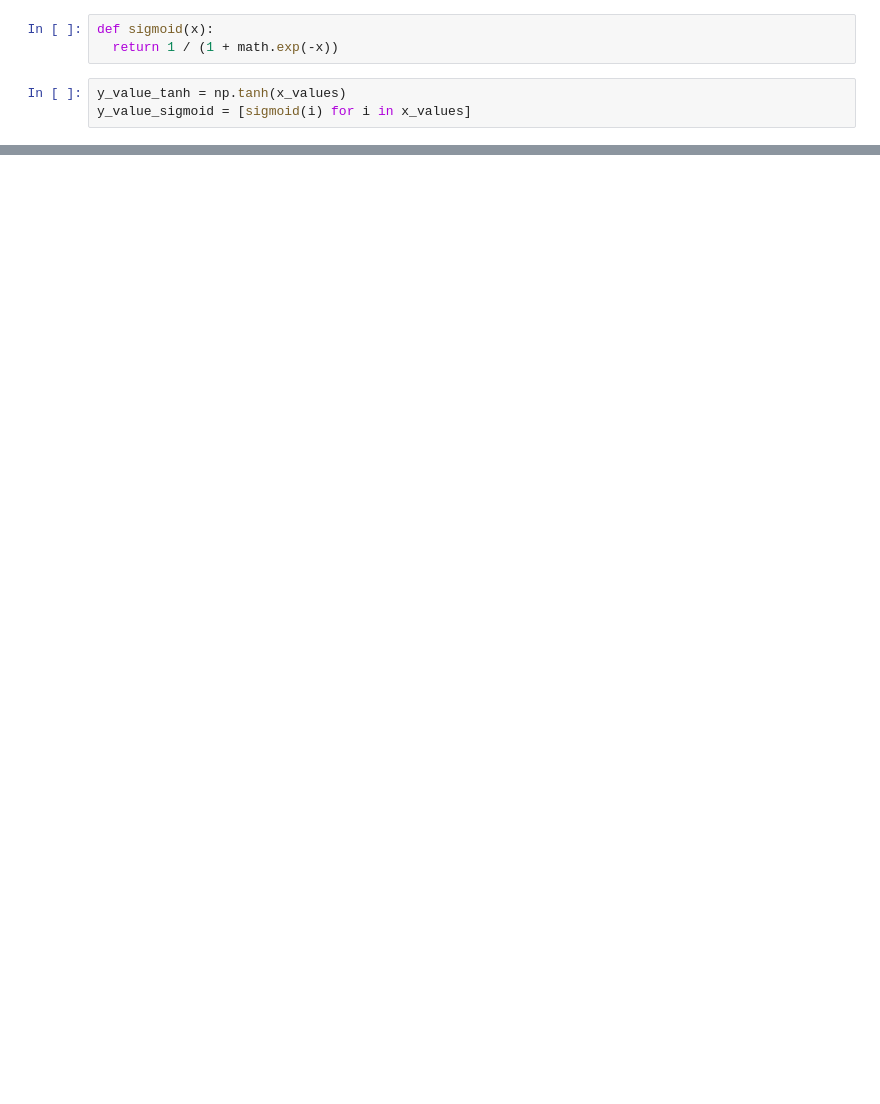
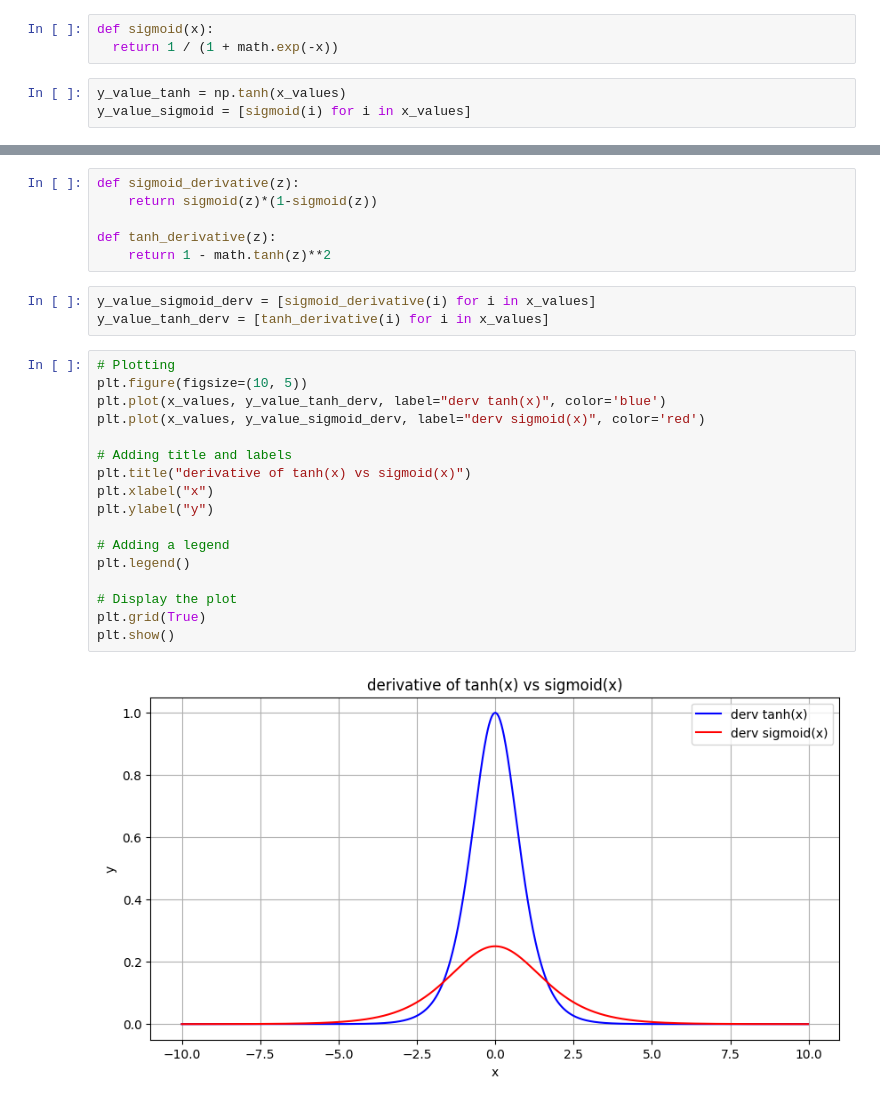
Before and after one commit to sanjayrakshit/revision, a Jupyter notebook: activation function plotting.ipynb, the cells around one changed output, grey strips where cells are left out. Cells and saved outputs as stored; diff of their text form; blank space fills up the shorter version.

```diff
--- a/activation function plotting.ipynb
+++ b/activation function plotting.ipynb
@@ -35,0 +36,28 @@ plt.show()
+# %%
+def sigmoid_derivative(z):
+    return sigmoid(z)*(1-sigmoid(z))
+
+def tanh_derivative(z):
+    return 1 - math.tanh(z)**2
+# %%
+y_value_sigmoid_derv = [sigmoid_derivative(i) for i in x_values]
+y_value_tanh_derv = [tanh_derivative(i) for i in x_values]
+# %%
+# Plotting
+plt.figure(figsize=(10, 5))
+plt.plot(x_values, y_value_tanh_derv, label="derv tanh(x)", color='blue')
+plt.plot(x_values, y_value_sigmoid_derv, label="derv sigmoid(x)", color='red')
+
+# Adding title and labels
+plt.title("derivative of tanh(x) vs sigmoid(x)")
+plt.xlabel("x")
+plt.ylabel("y")
+
+# Adding a legend
+plt.legend()
+
+# Display the plot
+plt.grid(True)
+plt.show()
+# %% [output]
+[figure, added]
```
Also changed, not shown: parts of 2 cells of this notebook.
